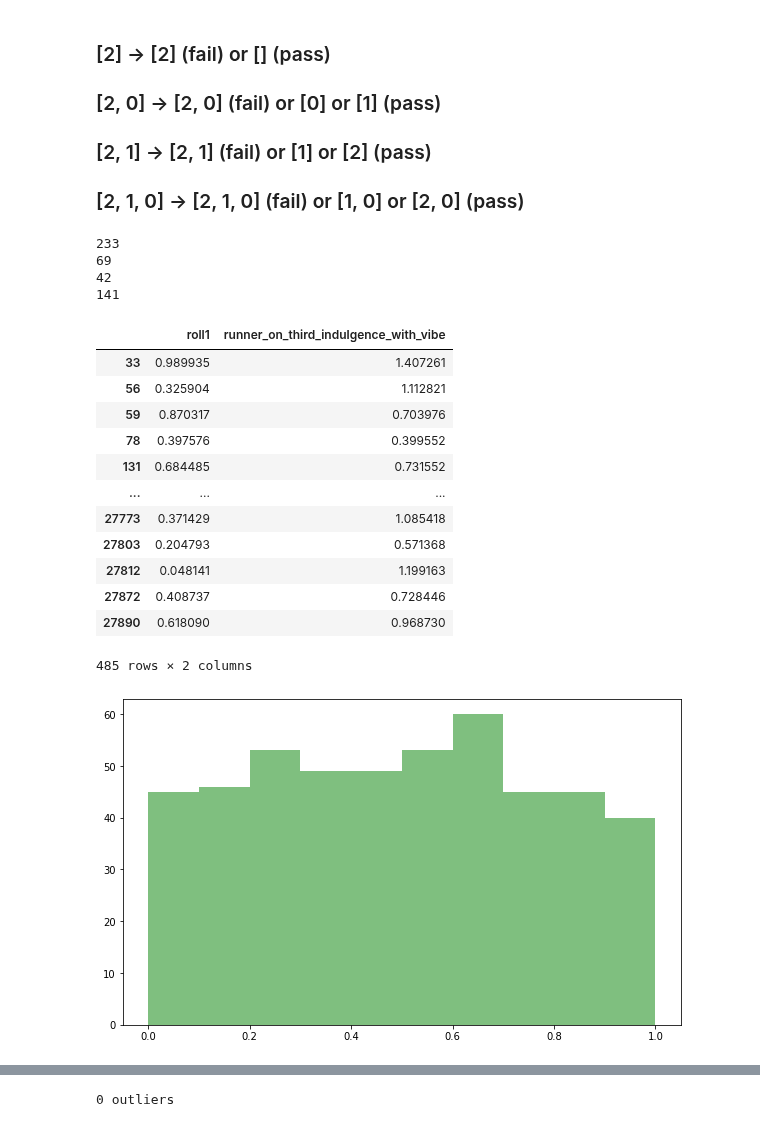
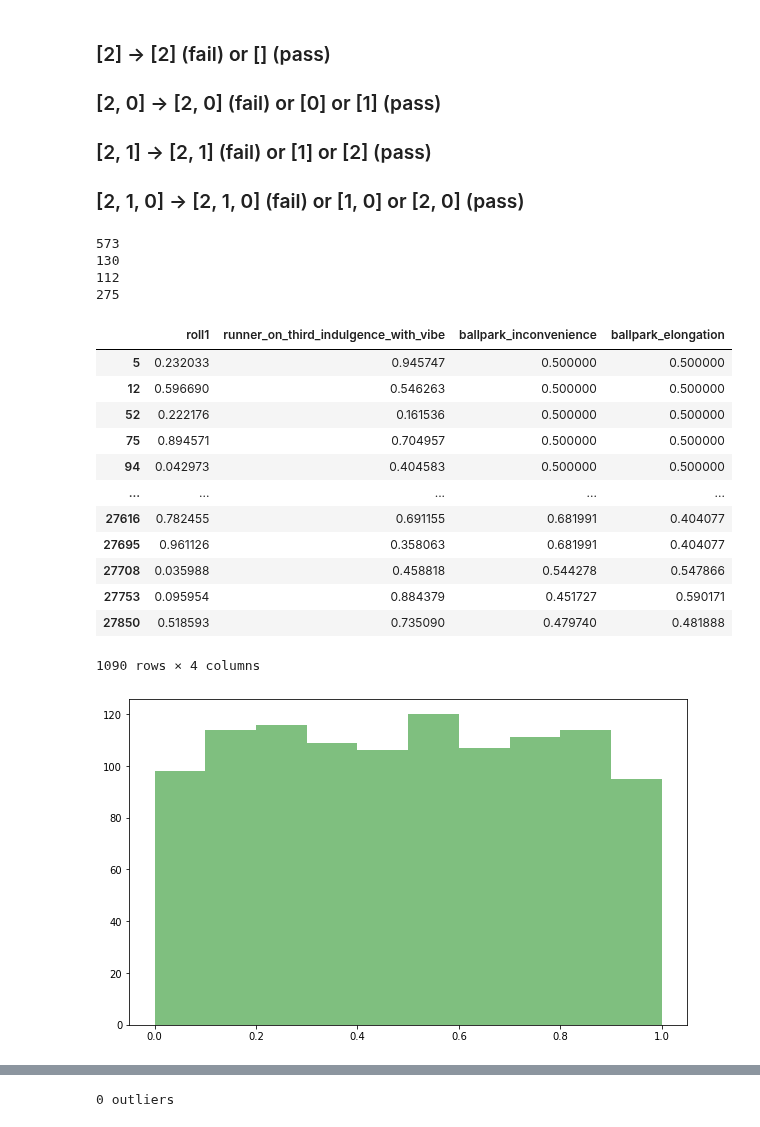
Before and after one commit to xSke/resim, a Jupyter notebook: notebooks/flyouts_master.ipynb, the cells around one changed output, grey strips where cells are left out. Cells and saved outputs as stored; diff of their text form; code cells hidden in the pictures.

```diff
--- a/notebooks/flyouts_master.ipynb
+++ b/notebooks/flyouts_master.ipynb
@@ -18,9 +29,8 @@ all_files = glob.glob("../roll_data/*-flyout.csv")
 
 df = pd.concat((pd.read_csv(f, dtype={'roll': str}) for f in all_files), ignore_index=True)
 
-# seasons = [11,12,13,14]
-seasons = [11,12]
-df = df[df['season'].isin(seasons) & df['stadium_id'].isna()]
+seasons = [11,12,13,14]
+# df = df[df['season'].isin(seasons) & df['stadium_id'].isna()] # Remove stadiums
 df = df[df['roll'] != '[]'] # The unpacking code thinks empty is 1 roll, so exclude it here.
 
 # Up to 2 rolls for flyouts, so split them up here
@@ -798,6 +838,7 @@ ax.hist(
 # print(dfc[dfc["baserunners_next"] == "[0]"][["baserunners_next","passed"]])
 # print(dfc[dfc["baserunners_next"] == "[1]"][["baserunners_next","passed"]])
 # print(dfc["passed"])
+dfc['runner_on_third_indulgence_with_vibe_sq'] = dfc['runner_on_third_indulgence_with_vibe']**2
 y = dfc["passed"]
 X = dfc[
     [
@@ -808,61 +849,58 @@ X = dfc[
         # "batter_inv_patheticism",
         # "batter_tragicness_with_vibe",
         # "batter_inv_tragicness",
         # "batter_inv_patheticism",
         # "pitcher_shakespearianism_with_vibe",
         # 'fielder_anticapitalism_with_vibe',
         # 'fielder_chasiness_with_vibe',
         # 'fielder_omniscience_with_vibe',
         # 'fielder_tenaciousness_with_vibe',
         # 'fielder_watchfulness_with_vibe',
         # 'pitcher_anticapitalism_with_vibe',
         # 'pitcher_chasiness_with_vibe',
         # 'pitcher_omniscience_with_vibe',
         # 'pitcher_tenaciousness_with_vibe',
         # 'pitcher_watchfulness_with_vibe',
-        # 'runner_on_first_base_thirst_with_vibe',
-        # 'runner_on_first_laserlikeness_with_vibe',
-        # 'runner_on_first_continuation_with_vibe',
-        # 'runner_on_first_ground_friction_with_vibe',
         'runner_on_third_indulgence_with_vibe',
+        # 'runner_on_third_indulgence_with_vibe_sq',
         # 'ballpark_grandiosity',
         # 'ballpark_fortification',
         # 'ballpark_obtuseness',
         # 'ballpark_ominousness',
-        # 'ballpark_inconvenience',
+        'ballpark_inconvenience',
         # 'ballpark_viscosity',
         # 'ballpark_forwardness',
         # 'ballpark_mysticism',
-        # 'ballpark_elongation',
+        'ballpark_elongation',
         # 'ballpark_filthiness',
     ]
 ]
 
 # Test out a specific coefficient
-# X["roll1"] = X["roll1"]-0.4*X["pitcher_shakespearianism_with_vibe"]
-# X.drop("pitcher_shakespearianism_with_vibe", axis="columns", inplace=True)
-# X["roll1"] = X["roll1"]-0.1*X["fielder_tenaciousness_with_vibe"]
-# X.drop("fielder_tenaciousness_with_vibe", axis="columns", inplace=True)
+# X["roll1"] = X["roll1"]+0.1*X["ballpark_elongation"]
+# X.drop("ballpark_elongation", axis="columns", inplace=True)
+# X["roll1"] = X["roll1"]+0.1*X["ballpark_inconvenience"]
+# X.drop("ballpark_inconvenience", axis="columns", inplace=True)
 X
 # %% [output]
-233
-69
-42
-141
+573
+130
+112
+275
-|  | roll1 | runner_on_third_indulgence_with_vibe |
-| 33 | 0.989935 | 1.407261 |
-| 56 | 0.325904 | 1.112821 |
-| 59 | 0.870317 | 0.703976 |
-| 78 | 0.397576 | 0.399552 |
-| 131 | 0.684485 | 0.731552 |
-| ... | ... | ... |
-| 27773 | 0.371429 | 1.085418 |
-| 27803 | 0.204793 | 0.571368 |
-| 27812 | 0.048141 | 1.199163 |
-| 27872 | 0.408737 | 0.728446 |
-| 27890 | 0.618090 | 0.968730 |
+|  | roll1 | runner_on_third_indulgence_with_vibe | ballpark_inconvenience | ballpark_elongation |
+| 5 | 0.232033 | 0.945747 | 0.500000 | 0.500000 |
+| 12 | 0.596690 | 0.546263 | 0.500000 | 0.500000 |
+| 52 | 0.222176 | 0.161536 | 0.500000 | 0.500000 |
+| 75 | 0.894571 | 0.704957 | 0.500000 | 0.500000 |
+| 94 | 0.042973 | 0.404583 | 0.500000 | 0.500000 |
+| ... | ... | ... | ... | ... |
+| 27616 | 0.782455 | 0.691155 | 0.681991 | 0.404077 |
+| 27695 | 0.961126 | 0.358063 | 0.681991 | 0.404077 |
+| 27708 | 0.035988 | 0.458818 | 0.544278 | 0.547866 |
+| 27753 | 0.095954 | 0.884379 | 0.451727 | 0.590171 |
+| 27850 | 0.518593 | 0.735090 | 0.479740 | 0.481888 |
-485 rows × 2 columns
+1090 rows × 4 columns
-[figure, old version]
+[figure, new version]
 # %%
 from sklearn.preprocessing import StandardScaler
 from sklearn.metrics import confusion_matrix
```
Also changed, not shown: parts of 36 cells of this notebook.
